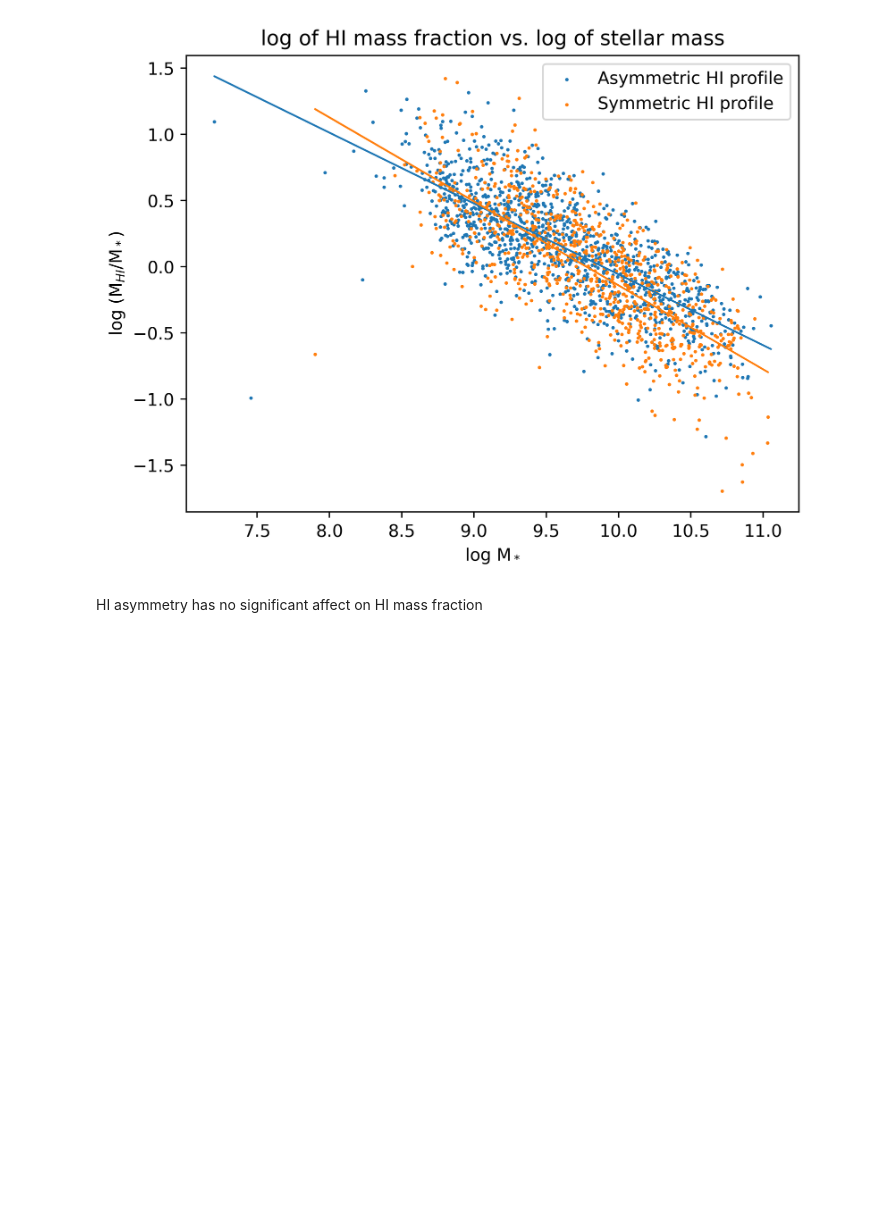
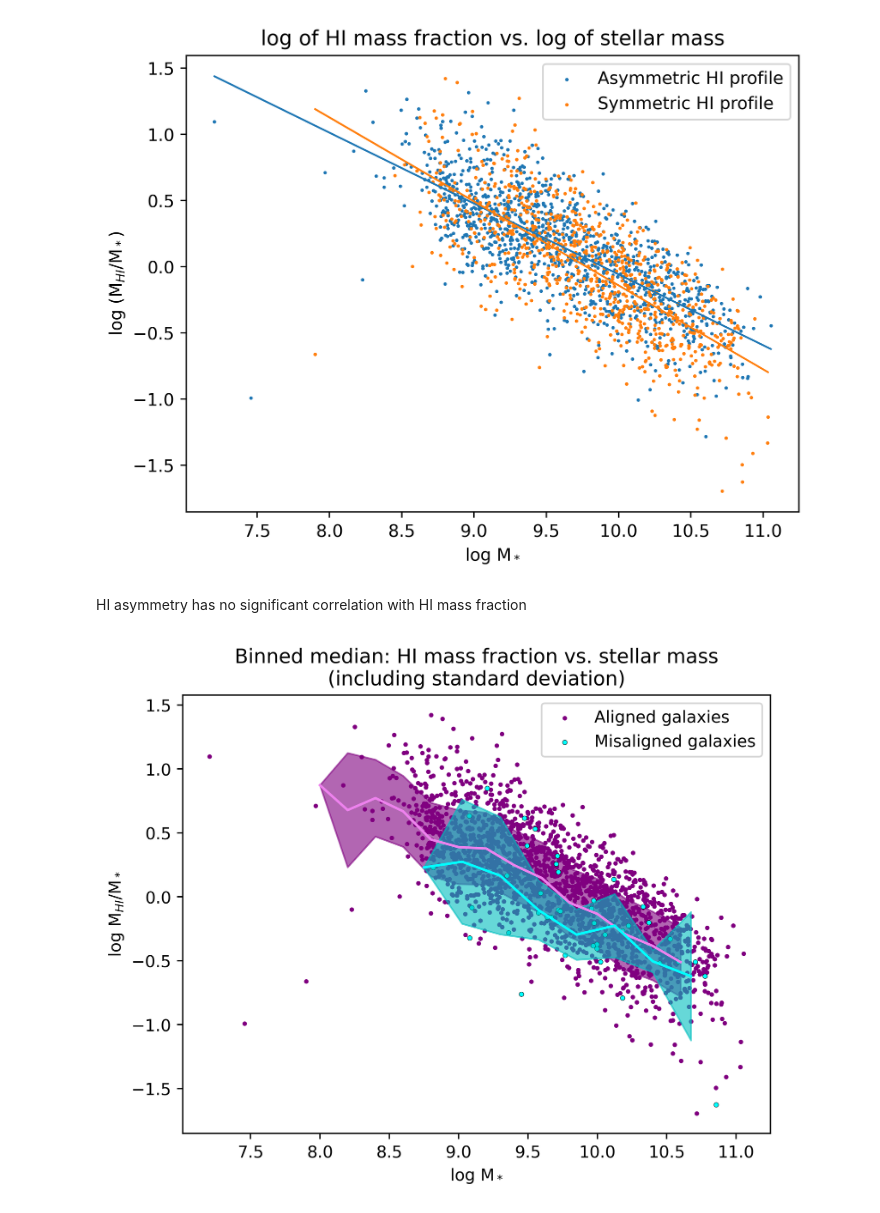
Before and after one commit to harrisonfwest/HI-MaNGA-Research, a Jupyter notebook: S26_Thesis-Code.ipynb, the cells around one changed output. Cells and saved outputs as stored; diff of their text form; code cells hidden in the pictures; blank space fills up the shorter version.

```diff
--- a/S26_Thesis-Code.ipynb
+++ b/S26_Thesis-Code.ipynb
@@ -421,6 +421,7 @@ f_L = spec_table['VOPT-determined-flux'][:,0]
 f_R = spec_table['VOPT-determined-flux'][:,1]
 vals = abs((f_L - f_R) / (f_L + f_R))
 asym_mask = (vals >= 0.5)
+MA_mask = (spec_table['MA'] == True)
 vals_mask = (spec_table['LOGMHI (best value)'] > -999) & (spec_table['LOGMSTARS'] > -999)
 
 plt.figure(dpi= 500)
@@ -441,4 +442,40 @@ plt.show()
 # %% [output]
 [figure]
 # %% [markdown]
-HI asymmetry has no significant affect on HI mass fraction
+HI asymmetry has no significant correlation with HI mass fraction
+# %%
+AlignedBins = np.arange(8, 11, (11-8)/15)
+MABins = np.arange(8.75, 11, (11-8.25)/10)
+
+plt.figure(dpi= 500)
+
+
+LOGMSTARS_WA = spec_table['LOGMSTARS'][~MA_mask & vals_mask] # Well-aligned stellar masses, regardless of gas profile asymmetry
+LOGMHI_WA = spec_table['LOGMHI (best value)'][~MA_mask & vals_mask] - spec_table['LOGMSTARS'][~MA_mask & vals_mask]
+
+plt.scatter(LOGMSTARS_WA, LOGMHI_WA, s = 3, label = 'Aligned galaxies', color = 'purple')
+
+Alignedmedians, Alignededgesmedian, Alignednummedian = scipy.stats.binned_statistic(LOGMSTARS_WA, LOGMHI_WA, 'median', bins=AlignedBins)
+Alignedstds, Alignededgesstd, Alignednumstd=scipy.stats.binned_statistic(LOGMSTARS_WA, LOGMHI_WA, 'std', bins=AlignedBins)
+plt.plot(Alignededgesmedian[:-1], Alignedmedians, ls='-', alpha=1, color='violet')
+plt.fill_between(Alignededgesmedian[:-1],Alignedmedians-Alignedstds,Alignedmedians+Alignedstds,alpha=.6, color='purple')
+
+
+LOGMSTARS_MA = spec_table['LOGMSTARS'][MA_mask & vals_mask] # Misaligned stellar masses, regardless of gas profile asymmetry
+LOGMHI_MA = spec_table['LOGMHI (best value)'][MA_mask & vals_mask] - spec_table['LOGMSTARS'][MA_mask & vals_mask]
+
+plt.scatter(LOGMSTARS_MA, LOGMHI_MA, s = 8, label = 'Misaligned galaxies', color = 'aqua', edgecolors='black', lw= .25)
+
+MAmedians, MAedgesmedian, MAnummedian = scipy.stats.binned_statistic(LOGMSTARS_MA, LOGMHI_MA, statistic = 'median', bins=MABins)
+MAstds,MAedgesstd,MAnumstd=scipy.stats.binned_statistic(LOGMSTARS_MA, LOGMHI_MA, statistic = 'std', bins=MABins)
+plt.plot(MAedgesmedian[:-1], MAmedians, ls='-', alpha=1, color='aqua')
+plt.fill_between(MAedgesmedian[:-1],MAmedians-MAstds,MAmedians+MAstds,alpha=.6, color='c')
+
+plt.xlabel(r'log M$_*$')
+plt.ylabel(r'log M$_{HI}$/M$_*$')
+plt.title('Binned median: HI mass fraction vs. stellar mass\n(including standard deviation)')
+
+plt.legend()
+plt.show()
+# %% [output]
+[figure, added]
```
Also changed, not shown: parts of 1 cell of this notebook.
